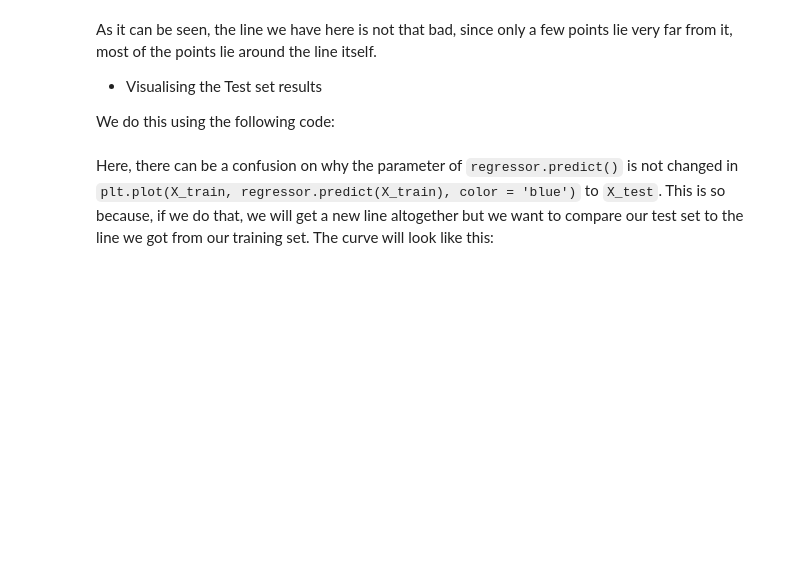
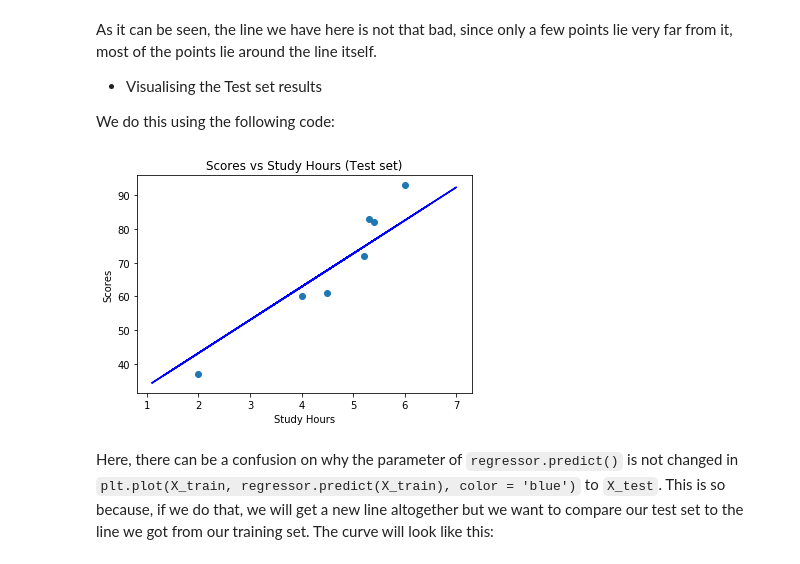
Before and after one commit to idebtor/HuStarML, a Jupyter notebook: book/ML05 Regression1.ipynb, the cells around one changed output. Saved outputs shown, nothing was run; the diff lists cells and outputs as text; code cells hidden in the pictures; blank space fills up the shorter version.

```diff
--- a/book/ML05 Regression1.ipynb
+++ b/book/ML05 Regression1.ipynb
@@ -140,11 +156,15 @@ We do this using the following code:
 # %%
 # Visualising the Test set results
 
+plt.scatter(X_test, y_test)
+plt.plot(X_train, regressor.predict(X_train), color = 'blue')
 
 plt.title('Scores vs Study Hours (Test set)')
 plt.xlabel('Study Hours')
 plt.ylabel('Scores')
 plt.show()
+# %% [output]
+[figure, added]
 # %% [markdown]
 Here, there can be a confusion on why the parameter of `regressor.predict()` is not changed in `plt.plot(X_train, regressor.predict(X_train), color = 'blue')` to `X_test`. This is so because, if we do that, we will get a new line altogether but we want to compare our test set to the line we got from our training set.
 The curve will look like this:
```
Also changed, not shown: parts of 8 cells of this notebook, 8 other files.
